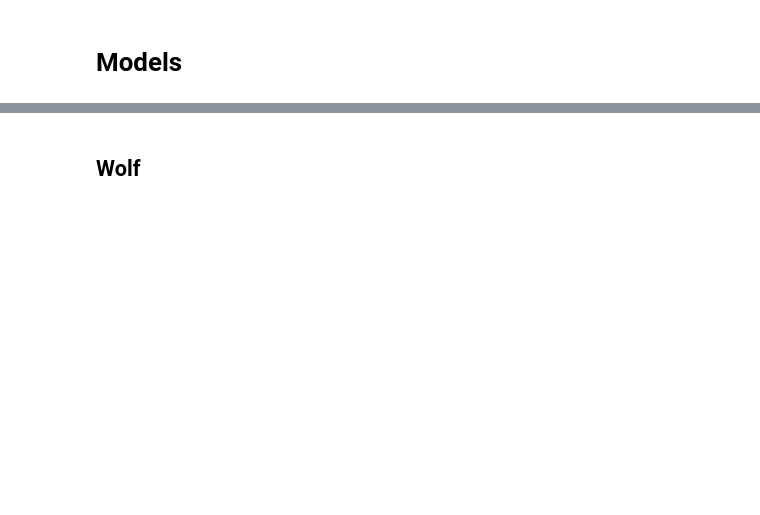
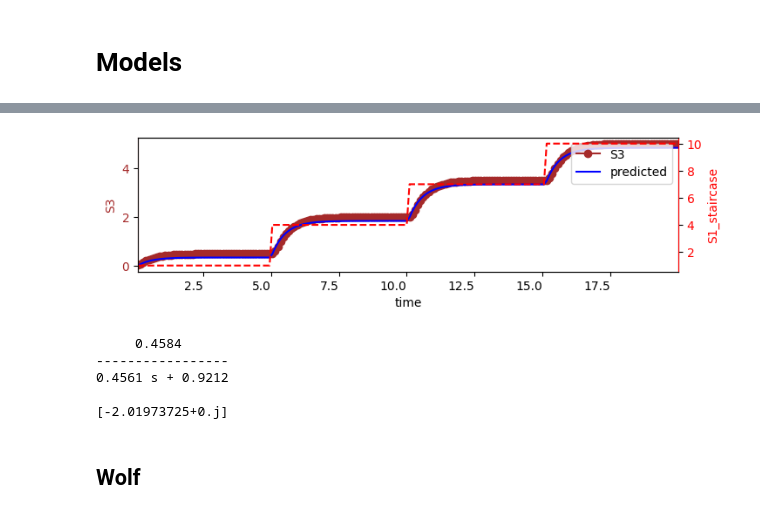
Before and after one commit to joseph-hellerstein/advanced-controls-lectures, a Jupyter notebook: lectures/lecture_13-Transfer-Functions-Closed-Loop-Systems/transfer_functions_for_closed_loop_systems.ipynb, the cells around one changed output, grey strips where cells are left out. Drawn from its saved outputs; the diff is of its cells as text; code cells hidden in the pictures; blank space fills up the shorter version.

```diff
--- a/lectures/lecture_13-Transfer-Functions-Closed-Loop-Systems/transfer_functions_for_closed_loop_systems.ipynb
+++ b/lectures/lecture_13-Transfer-Functions-Closed-Loop-Systems/transfer_functions_for_closed_loop_systems.ipynb
@@ -185,3 +79,19 @@ _ = plotSys(LINEAR_BLDR.sys, figsize=(3,3), output_labels=["S3"])
+# %%
+# Fit with one pole
+# Fit with one pole
+result = SEQUENTIAL_CTLSB.plotTransferFunctionFit(num_zero=0, num_pole=1,
+            initial_value=1, final_value=10, num_step=3,
+            times=np.linspace(0, 20, 200), figsize=(8, 2))
+SEQUENTIAL_TF = result.transfer_function
+print(SEQUENTIAL_TF)
+print(SEQUENTIAL_TF.poles())
+# %% [output]
+[figure, added]
+     0.4584
+-----------------
+0.4561 s + 0.9212
+
+[-2.01973725+0.j]
 # %% [markdown]
 ## Wolf
 # %%
```
Also changed, not shown: parts of 111 cells of this notebook, 3 other files.
